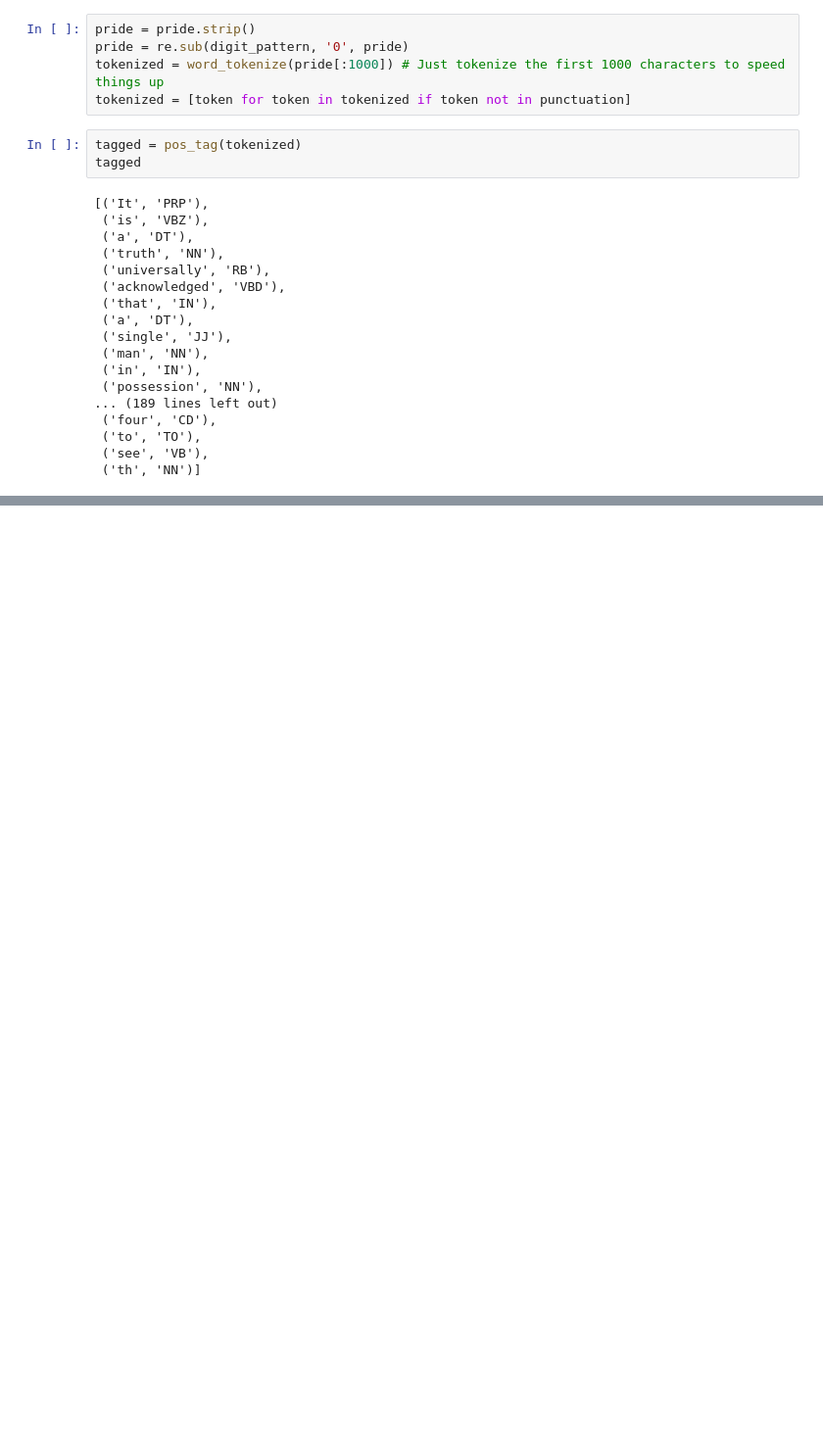
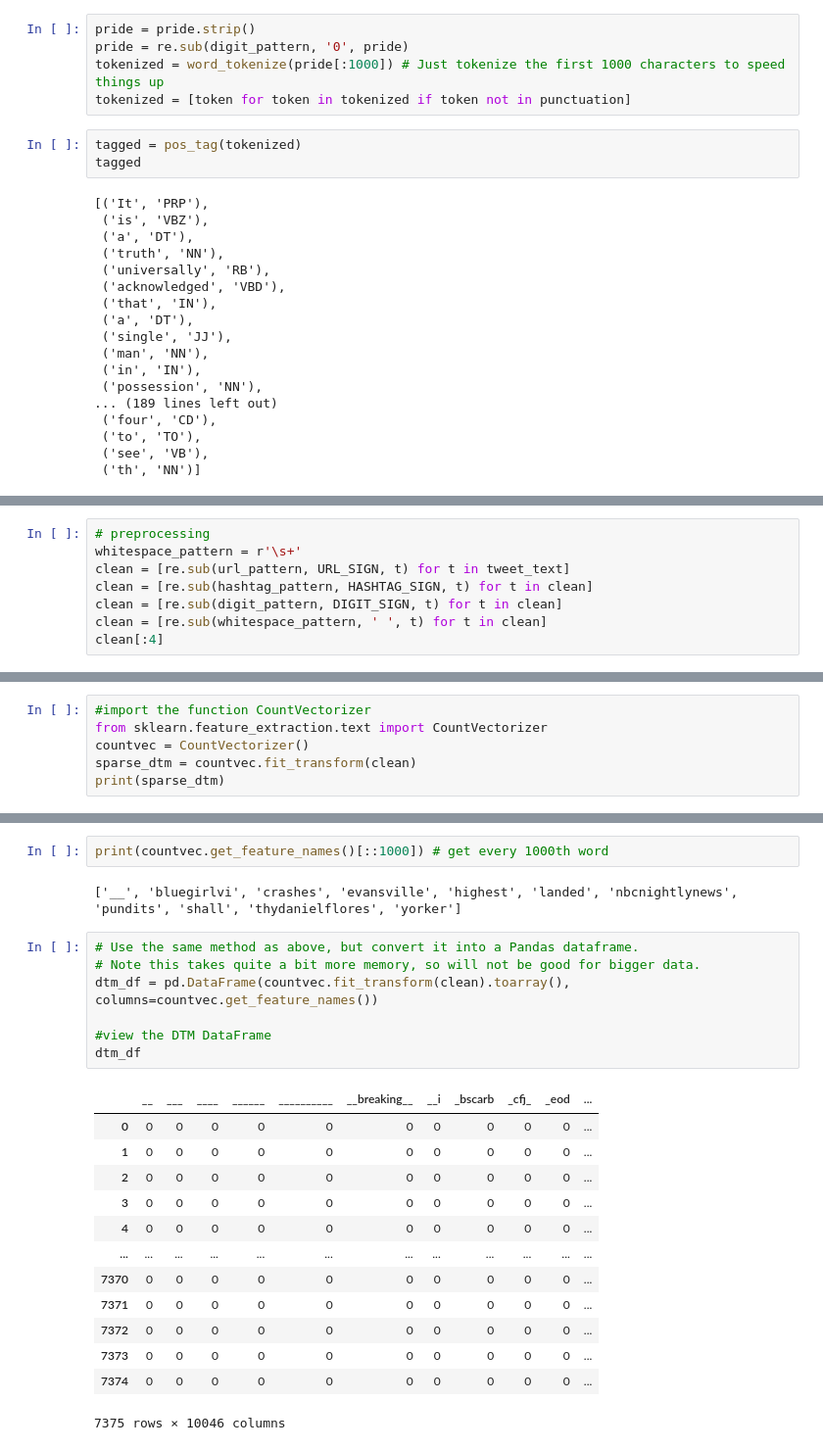
Before and after one commit to jhaber-zz/nlp-python-2020, a Jupyter notebook: solutions/preprocessing-solutions.ipynb, the cells around one changed output, grey strips where cells are left out. Shown: that part at 98% size. Drawn from its saved outputs; the diff is of its cells as text; blank space fills up the shorter version.

```diff
--- a/solutions/preprocessing-solutions.ipynb
+++ b/solutions/preprocessing-solutions.ipynb
@@ -1242,0 +1189,8 @@ tagged
+# %%
+# preprocessing
+whitespace_pattern = r'\s+'
+clean = [re.sub(url_pattern, URL_SIGN, t) for t in tweet_text]
+clean = [re.sub(hashtag_pattern, HASHTAG_SIGN, t) for t in clean]
+clean = [re.sub(digit_pattern, DIGIT_SIGN, t) for t in clean]
+clean = [re.sub(whitespace_pattern, ' ', t) for t in clean]
+clean[:4]
@@ -1242,0 +1202,6 @@ tagged
+# %%
+#import the function CountVectorizer
+from sklearn.feature_extraction.text import CountVectorizer
+countvec = CountVectorizer()
+sparse_dtm = countvec.fit_transform(clean)
+print(sparse_dtm)
@@ -1242,0 +1226,25 @@ tagged
+# %%
+print(countvec.get_feature_names()[::1000]) # get every 1000th word
+# %% [output]
+['__', 'bluegirlvi', 'crashes', 'evansville', 'highest', 'landed', 'nbcnightlynews', 'pundits', 'shall', 'thydanielflores', 'yorker']
+# %%
+# Use the same method as above, but convert it into a Pandas dataframe.
+# Note this takes quite a bit more memory, so will not be good for bigger data.
+dtm_df = pd.DataFrame(countvec.fit_transform(clean).toarray(), columns=countvec.get_feature_names())
+
+#view the DTM DataFrame
+dtm_df
+# %% [output]
+|  | __ | ___ | ____ | ______ | __________ | __breaking__ | __i | _bscarb | _cfj_ | _eod | ... |
+| 0 | 0 | 0 | 0 | 0 | 0 | 0 | 0 | 0 | 0 | 0 | ... |
+| 1 | 0 | 0 | 0 | 0 | 0 | 0 | 0 | 0 | 0 | 0 | ... |
+| 2 | 0 | 0 | 0 | 0 | 0 | 0 | 0 | 0 | 0 | 0 | ... |
+| 3 | 0 | 0 | 0 | 0 | 0 | 0 | 0 | 0 | 0 | 0 | ... |
+| 4 | 0 | 0 | 0 | 0 | 0 | 0 | 0 | 0 | 0 | 0 | ... |
+| ... | ... | ... | ... | ... | ... | ... | ... | ... | ... | ... | ... |
+| 7370 | 0 | 0 | 0 | 0 | 0 | 0 | 0 | 0 | 0 | 0 | ... |
+| 7371 | 0 | 0 | 0 | 0 | 0 | 0 | 0 | 0 | 0 | 0 | ... |
+| 7372 | 0 | 0 | 0 | 0 | 0 | 0 | 0 | 0 | 0 | 0 | ... |
+| 7373 | 0 | 0 | 0 | 0 | 0 | 0 | 0 | 0 | 0 | 0 | ... |
+| 7374 | 0 | 0 | 0 | 0 | 0 | 0 | 0 | 0 | 0 | 0 | ... |
+7375 rows × 10046 columns
```
Also changed, not shown: parts of 25 cells of this notebook, 3 other files.
